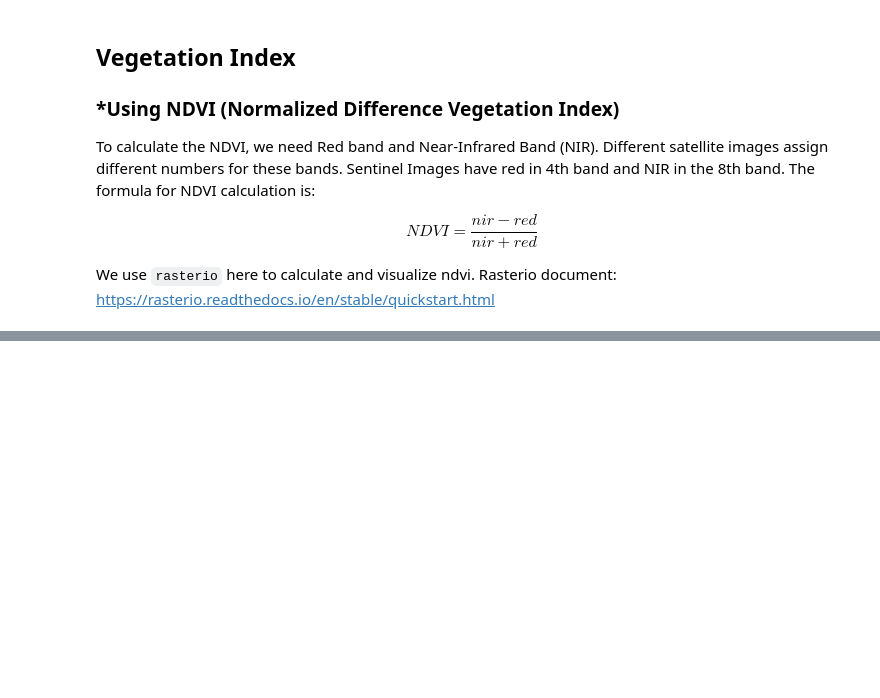
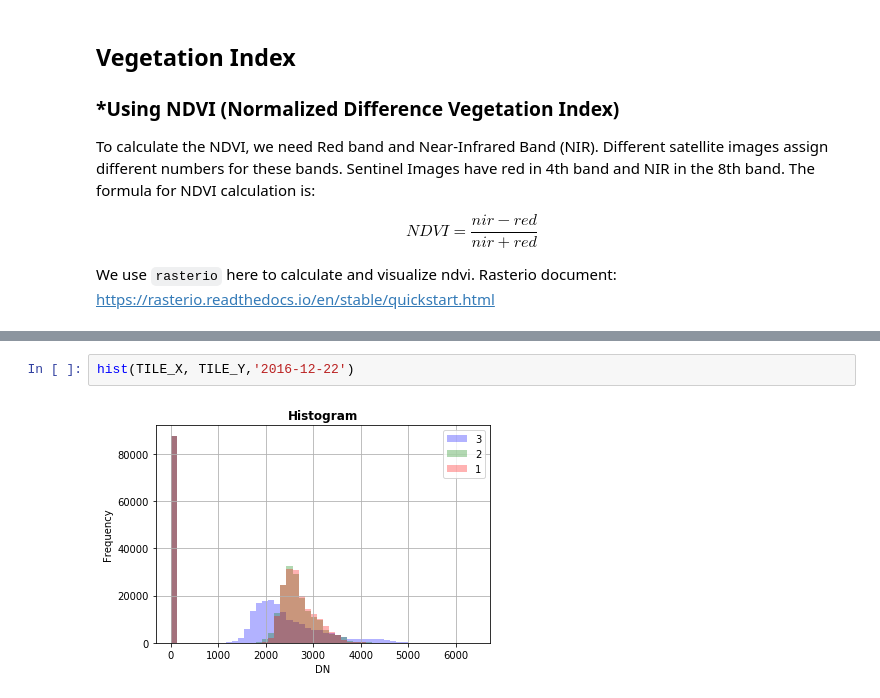
Before and after one commit to Phoebe0222/datathon, a Jupyter notebook: agri-indexes/NDVI.ipynb, the cells around one changed output, grey strips where cells are left out. Saved outputs shown, nothing was run; the diff lists cells and outputs as text; blank space fills up the shorter version.

```diff
--- a/agri-indexes/NDVI.ipynb
+++ b/agri-indexes/NDVI.ipynb
@@ -215,0 +230,4 @@ TCI(TILE_X, TILE_Y,'2016-12-22')
+# %%
+hist(TILE_X, TILE_Y,'2016-12-22')
+# %% [output]
+[figure, added]
```
Also changed, not shown: parts of 11 cells of this notebook, 3 other files.
